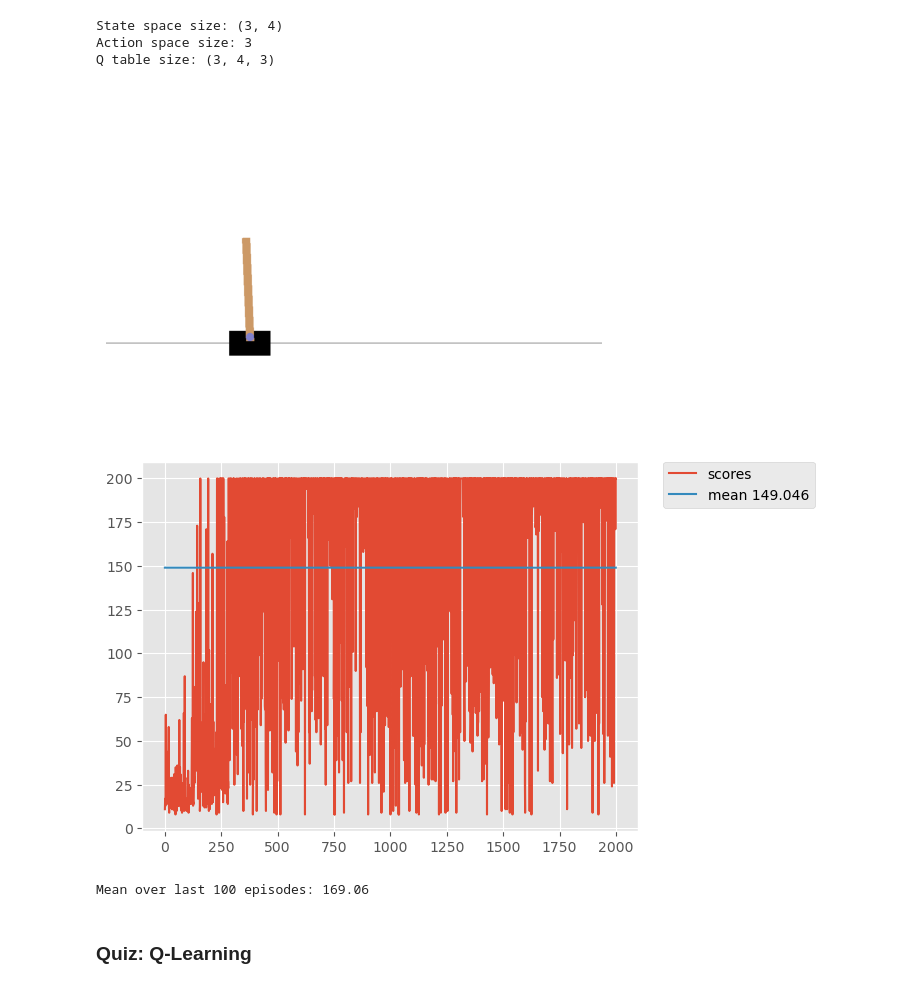
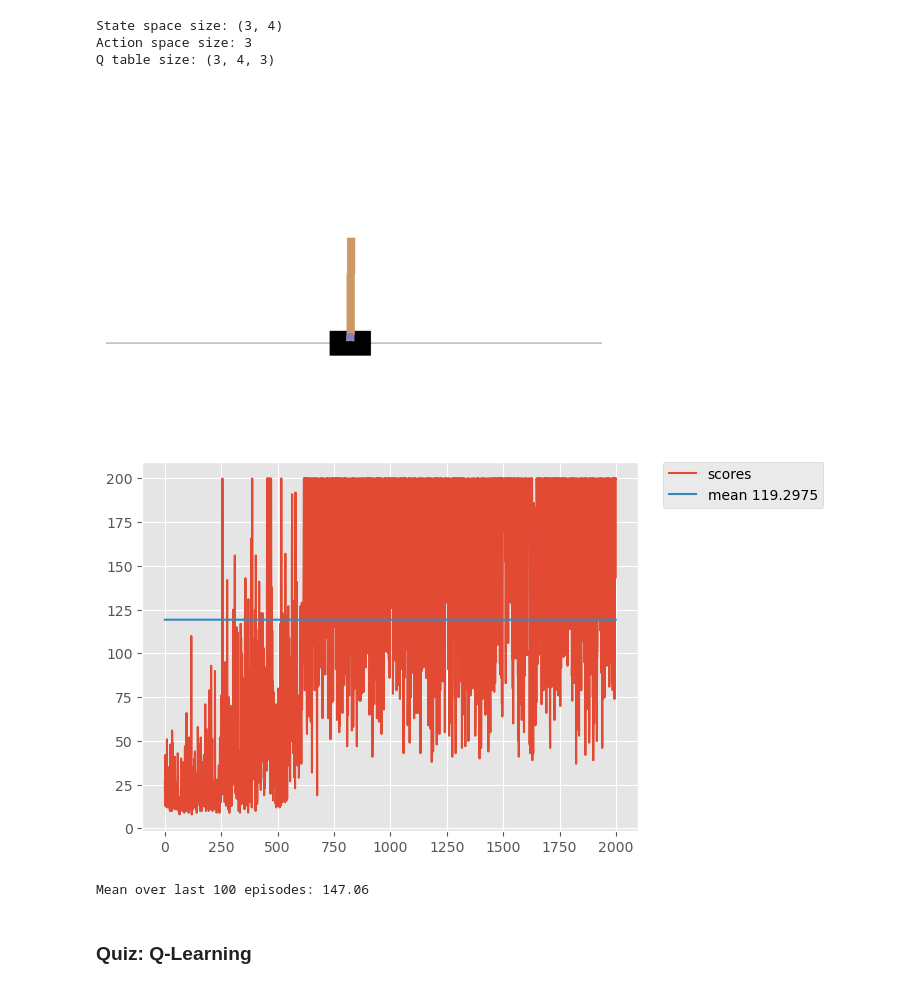
Before and after one commit to CronJorian/ai-lab, a Jupyter notebook: rl/2_cart_pole.ipynb, the cells around one changed output. Saved outputs shown, nothing was run; the diff lists cells and outputs as text; code cells hidden in the pictures.

```diff
--- a/rl/2_cart_pole.ipynb
+++ b/rl/2_cart_pole.ipynb
@@ -437,9 +437,9 @@ class QLearningAgent(AbstractAgent):
             # https://stackoverflow.com/questions/1854659/alpha-and-gamma-parameters-in-qlearning
             # TODO
             if self.alpha > self.alpha_min:
-                self.alpha *= 0.99
+                self.alpha *= 0.995
             if self.epsilon > self.epsilon_min:
-                self.epsilon *= 0.99
+                self.epsilon *= 0.995
 
             self.t += 1
 # %%
@@ -545,31 +545,31 @@ def interact_with_environment(env, agent, n_episodes=1000, max_steps=200, train=
 # %%
 # Hyperparams
 # TODO: Find better values
 episodes = 2000
 gamma = 0.95
 epsilon = 1
 epsilon_min = 0.005
 alpha = 1
-alpha_min = 0.005
+alpha_min = 0.01
 bins = (20, 20, 20, 20)
 
 # State grid
 low = [-4.800e+00, -3.403e+38, -4.189e-01, -3.403e+38]
 high = [4.800e+00, 3.403e+38, 4.189e-01, 3.403e+38]
 state_grid = create_uniform_grid(low, high, bins=bins)
 
 agent = QLearningAgent(state_grid=state_grid, action_size=env.action_space.n, gamma=gamma,
                        epsilon=epsilon, epsilon_min=epsilon_min, alpha=alpha, alpha_min=alpha_min)
 
 statistics = interact_with_environment(env, agent, n_episodes=episodes, verbose=True)
 plot_statistics(statistics)
 
 assert len(statistics) >= 100, 'Please run at least 100 episodes for validating result'
 print('Mean over last 100 episodes: {}'.format(np.mean(list(map(itemgetter('score'), statistics[-100:])))))
 # %% [output]
-[figure, old version]
+[figure, new version]
-[figure, old version]
+[figure, new version]
-Mean over last 100 episodes: 169.06
+Mean over last 100 episodes: 147.06
 # %% [markdown]
 ### Quiz: Q-Learning
 # %% [markdown]
```
Also changed, not shown: parts of 4 cells of this notebook.
